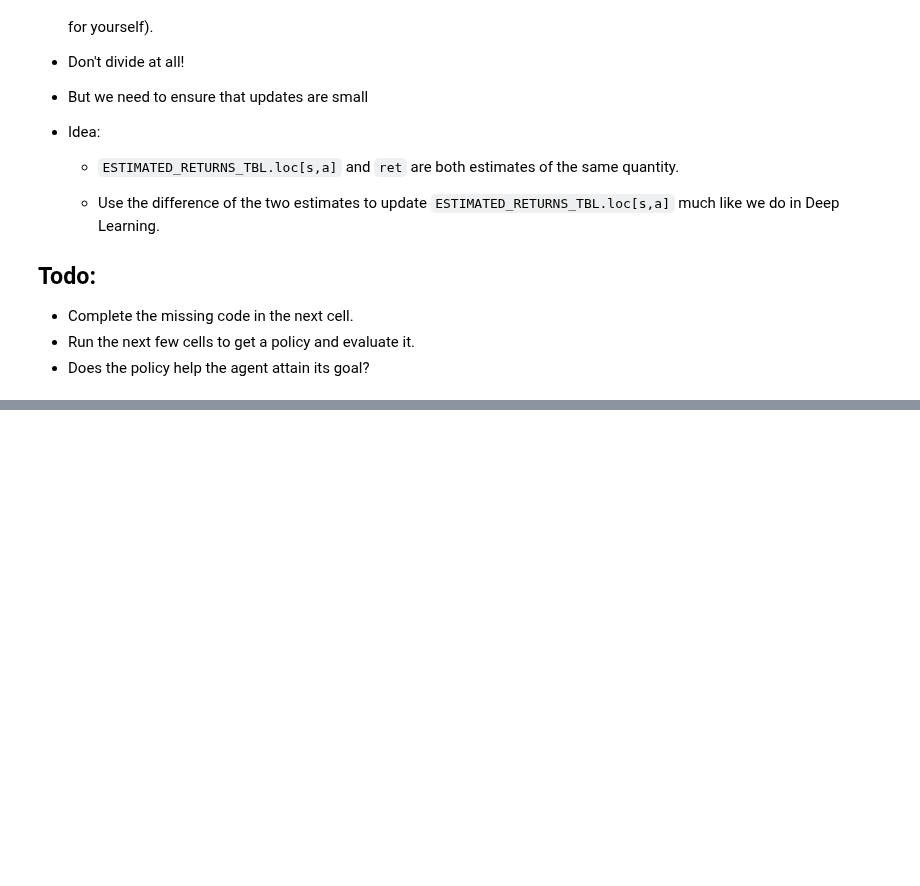
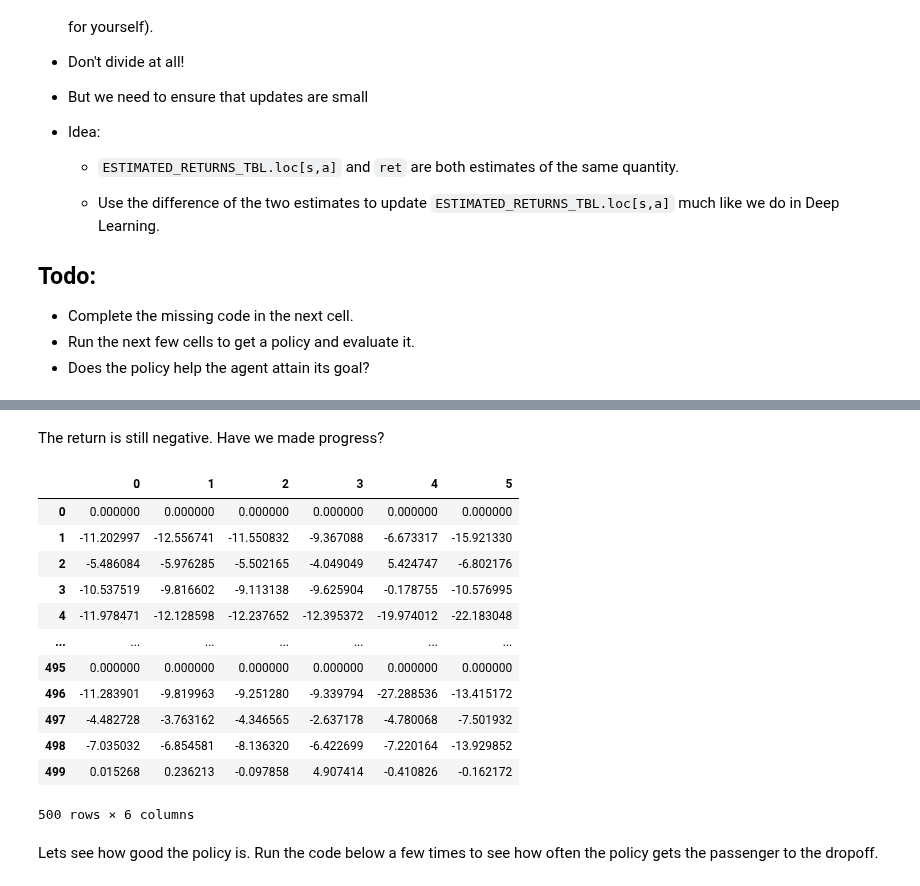
Before and after one commit to farhanhubble/discover-drl, a Jupyter notebook: Rediscovering_RL_Notebook_0_SOLVED.ipynb, the cells around one changed output, grey strips where cells are left out. Saved outputs shown, nothing was run; the diff lists cells and outputs as text; code cells hidden in the pictures; blank space fills up the shorter version.

```diff
--- a/Rediscovering_RL_Notebook_0_SOLVED.ipynb
+++ b/Rediscovering_RL_Notebook_0_SOLVED.ipynb
@@ -1012,0 +1460,2 @@ pretty_print_policy(policy4)
+# %%
+taxi_env = gym.make('Taxi-v3')
@@ -1012,0 +1495,2 @@ pretty_print_policy(policy4)
+# %%
+taxi_env.step(taxi_env.action_space.sample())
@@ -1012,0 +1501,4 @@ pretty_print_policy(policy4)
+# %%
+next_state, reward, done, _ = taxi_env.step(taxi_env.action_space.sample())
+taxi_env.render()
+print(list(taxi_env.decode(next_state)), reward, done)
@@ -1012,0 +1550,26 @@ pretty_print_policy(policy4)
+# %%
+ESTIMATED_RETURNS_TBL = pd.DataFrame.from_dict({s:{a:0 for a in range(taxi_env.action_space.n)} for s in range(taxi_env.observation_space.n)}, orient='index')
+
+n_episodes = 10000
+epsilon = 1
+min_epsilon = 0.1
+epsilon_decay = 0.999
+
+alpha = 0.01
+avg_episode_returns = 0
+
+for i in range(n_episodes):
+  estimated_returns = ESTIMATED_RETURNS_TBL
+
+  epsilon = max(epsilon,min_epsilon)
+  episode_i = collect_epsilon_greedy_episode_from_returns_tbl(estimated_returns,epsilon=epsilon,max_ep_len=100)
+  #print(episode_i)
+  epsilon *= epsilon_decay
+  states, actions, discounted_returns = discounted_return_from_episode(episode_i, gamma=HYPER_PARAMS['gamma'])
+  avg_episode_returns += discounted_returns[0]
+  if (i+1) % 100 == 0:
+    print(avg_episode_returns/100)
+    avg_episode_returns = 0
+
+  for s,a,ret in zip(states, actions, discounted_returns):
+    ESTIMATED_RETURNS_TBL.loc[s,a] += alpha*(ret - ESTIMATED_RETURNS_TBL.loc[s,a])
@@ -1012,0 +1594,20 @@ pretty_print_policy(policy4)
+# %% [markdown]
+ The return is still negative. Have we made progress?
+# %%
+ESTIMATED_RETURNS_TBL
+# %% [output]
+|  | 0 | 1 | 2 | 3 | 4 | 5 |
+| 0 | 0.000000 | 0.000000 | 0.000000 | 0.000000 | 0.000000 | 0.000000 |
+| 1 | -11.202997 | -12.556741 | -11.550832 | -9.367088 | -6.673317 | -15.921330 |
+| 2 | -5.486084 | -5.976285 | -5.502165 | -4.049049 | 5.424747 | -6.802176 |
+| 3 | -10.537519 | -9.816602 | -9.113138 | -9.625904 | -0.178755 | -10.576995 |
+| 4 | -11.978471 | -12.128598 | -12.237652 | -12.395372 | -19.974012 | -22.183048 |
+| ... | ... | ... | ... | ... | ... | ... |
+| 495 | 0.000000 | 0.000000 | 0.000000 | 0.000000 | 0.000000 | 0.000000 |
+| 496 | -11.283901 | -9.819963 | -9.251280 | -9.339794 | -27.288536 | -13.415172 |
+| 497 | -4.482728 | -3.763162 | -4.346565 | -2.637178 | -4.780068 | -7.501932 |
+| 498 | -7.035032 | -6.854581 | -8.136320 | -6.422699 | -7.220164 | -13.929852 |
+| 499 | 0.015268 | 0.236213 | -0.097858 | 4.907414 | -0.410826 | -0.162172 |
+500 rows × 6 columns
+# %% [markdown]
+Lets see how good the policy is. Run the code below a few times to see how often the policy gets the passenger to the dropoff.
```
Also changed, not shown: parts of 52 cells of this notebook.
